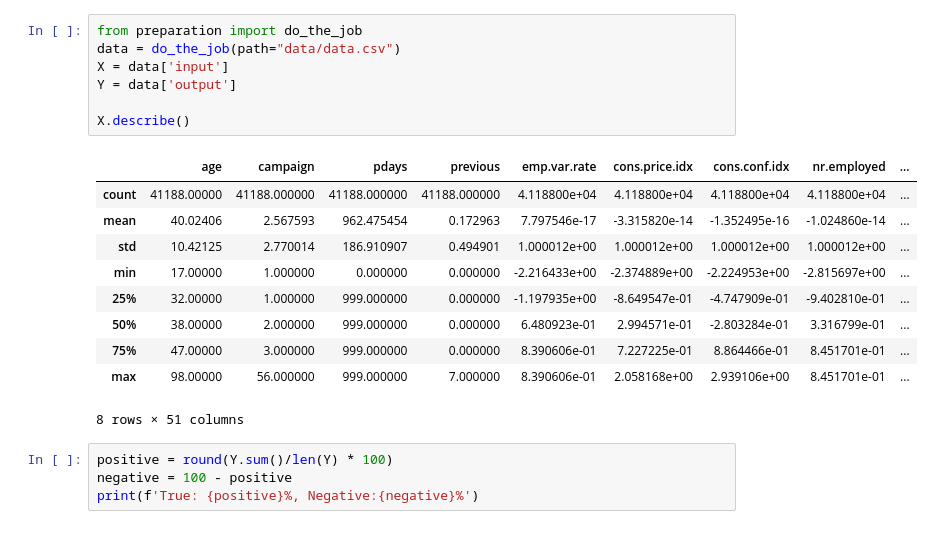
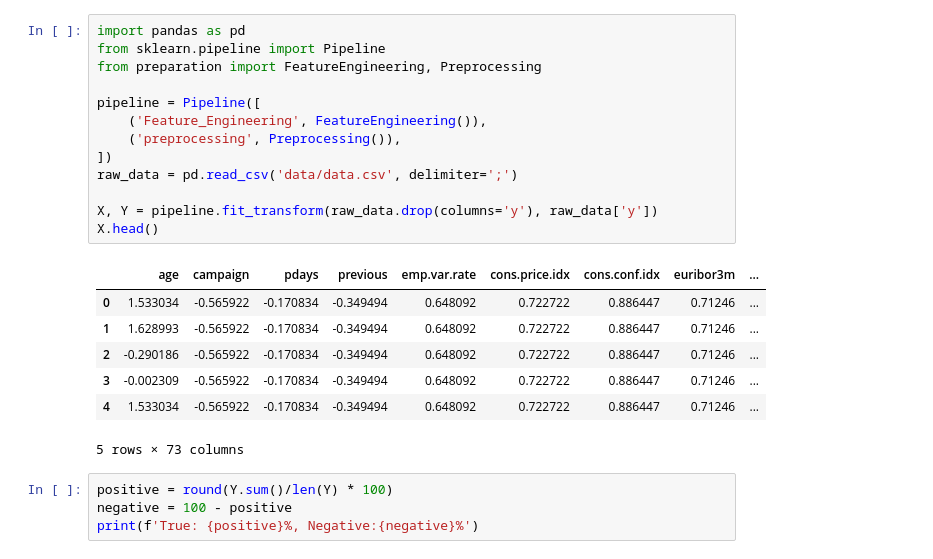
Before and after one commit to SarcasticMatrix/ml-python, a Jupyter notebook: models/model1.ipynb, the cells around one changed output. Drawn from its saved outputs; the diff is of its cells as text.

```diff
--- a/models/model1.ipynb
+++ b/models/model1.ipynb
@@ -1,21 +1,24 @@
 # %%
-from preparation import do_the_job
-data = do_the_job(path="data/data.csv")
-X = data['input']
-Y = data['output']
+import pandas as pd
+from sklearn.pipeline import Pipeline
+from preparation import FeatureEngineering, Preprocessing
 
-X.describe()
+pipeline = Pipeline([
+    ('Feature_Engineering', FeatureEngineering()),
+    ('preprocessing', Preprocessing()),
+])
+raw_data = pd.read_csv('data/data.csv', delimiter=';')
+
+X, Y = pipeline.fit_transform(raw_data.drop(columns='y'), raw_data['y'])
+X.head()
 # %% [output]
-|  | age | campaign | pdays | previous | emp.var.rate | cons.price.idx | cons.conf.idx | nr.employed | ... |
-| count | 41188.00000 | 41188.000000 | 41188.000000 | 41188.000000 | 4.118800e+04 | 4.118800e+04 | 4.118800e+04 | 4.118800e+04 | ... |
-| mean | 40.02406 | 2.567593 | 962.475454 | 0.172963 | 7.797546e-17 | -3.315820e-14 | -1.352495e-16 | -1.024860e-14 | ... |
-| std | 10.42125 | 2.770014 | 186.910907 | 0.494901 | 1.000012e+00 | 1.000012e+00 | 1.000012e+00 | 1.000012e+00 | ... |
-| min | 17.00000 | 1.000000 | 0.000000 | 0.000000 | -2.216433e+00 | -2.374889e+00 | -2.224953e+00 | -2.815697e+00 | ... |
-| 25% | 32.00000 | 1.000000 | 999.000000 | 0.000000 | -1.197935e+00 | -8.649547e-01 | -4.747909e-01 | -9.402810e-01 | ... |
-| 50% | 38.00000 | 2.000000 | 999.000000 | 0.000000 | 6.480923e-01 | 2.994571e-01 | -2.803284e-01 | 3.316799e-01 | ... |
-| 75% | 47.00000 | 3.000000 | 999.000000 | 0.000000 | 8.390606e-01 | 7.227225e-01 | 8.864466e-01 | 8.451701e-01 | ... |
-| max | 98.00000 | 56.000000 | 999.000000 | 7.000000 | 8.390606e-01 | 2.058168e+00 | 2.939106e+00 | 8.451701e-01 | ... |
+|  | age | campaign | pdays | previous | emp.var.rate | cons.price.idx | cons.conf.idx | euribor3m | ... |
+| 0 | 1.533034 | -0.565922 | -0.170834 | -0.349494 | 0.648092 | 0.722722 | 0.886447 | 0.71246 | ... |
+| 1 | 1.628993 | -0.565922 | -0.170834 | -0.349494 | 0.648092 | 0.722722 | 0.886447 | 0.71246 | ... |
+| 2 | -0.290186 | -0.565922 | -0.170834 | -0.349494 | 0.648092 | 0.722722 | 0.886447 | 0.71246 | ... |
+| 3 | -0.002309 | -0.565922 | -0.170834 | -0.349494 | 0.648092 | 0.722722 | 0.886447 | 0.71246 | ... |
+| 4 | 1.533034 | -0.565922 | -0.170834 | -0.349494 | 0.648092 | 0.722722 | 0.886447 | 0.71246 | ... |
-8 rows × 51 columns
+5 rows × 73 columns
 # %%
 positive = round(Y.sum()/len(Y) * 100)
 negative = 100 - positive
```
Also changed, not shown: parts of 23 cells of this notebook.
